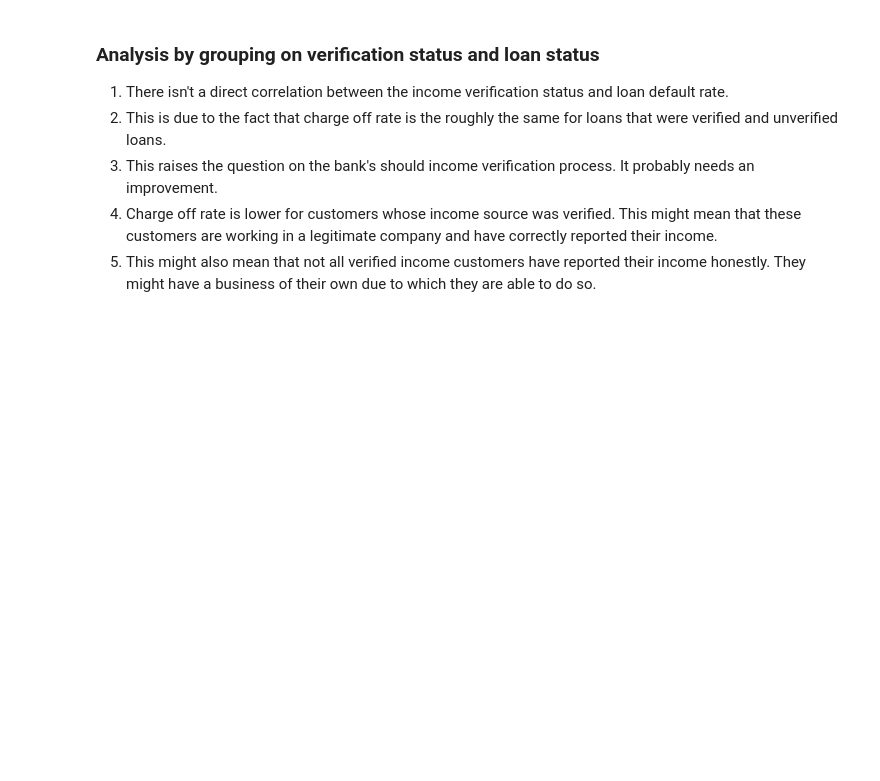
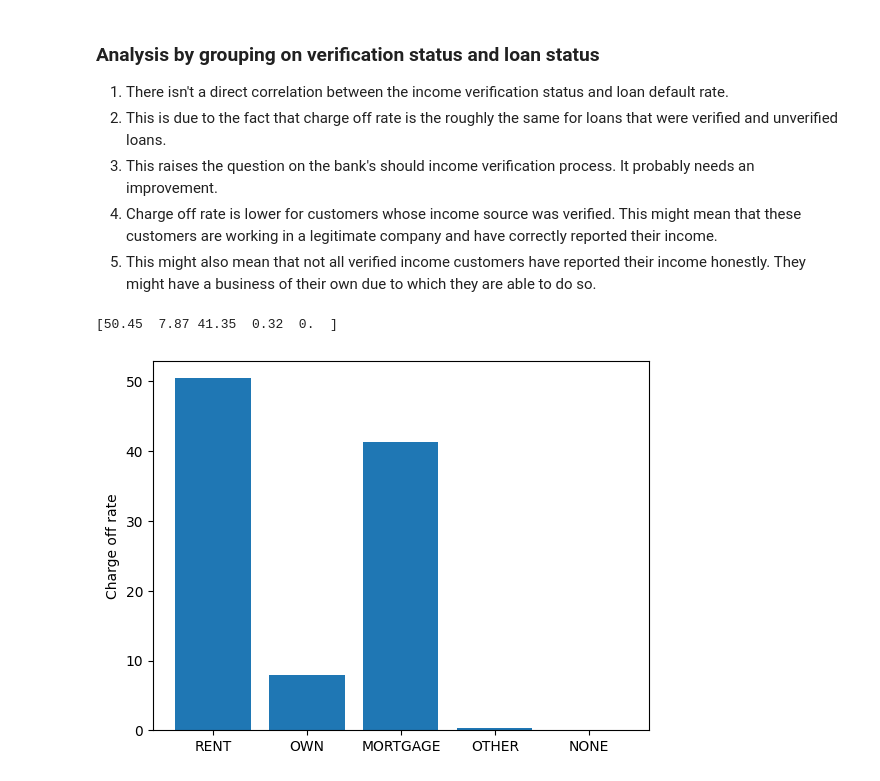
Before and after one commit to vibhav-123/LendingClubCaseStudy, a Jupyter notebook: Vibhav_Verma.ipynb, the cells around one changed output. Drawn from its saved outputs; the diff is of its cells as text; code cells hidden in the pictures; blank space fills up the shorter version.

```diff
--- a/Vibhav_Verma.ipynb
+++ b/Vibhav_Verma.ipynb
@@ -217,3 +221,22 @@ plt.show()
 3. This raises the question on the bank's should income verification process. It probably needs an improvement.
 4. Charge off rate is lower for customers whose income source was verified. This might mean that these customers are working in a legitimate company and have correctly reported their income.
 5. This might also mean that not all verified income customers have reported their income honestly. They might have a business of their own due to which they are able to do so.
+# %%
+# Lets group the data on home ownership and loan status.
+grouped_on_home_ownership_and_loan_status = lender_data.groupby(["home_ownership", "loan_status"]).size().reset_index(name = "count")
+home_ownership_keys = lender_data["home_ownership"].unique()
+home_ownership_values = np.array([
+    grouped_on_home_ownership_and_loan_status.loc[9, "count"], # RENT
+    grouped_on_home_ownership_and_loan_status.loc[6, "count"], # OWN
+    grouped_on_home_ownership_and_loan_status.loc[0, "count"], # MORTGAGE
+    grouped_on_home_ownership_and_loan_status.loc[4, "count"], # OTHER
+    0 # no charged off for home ownership as NONE
+])
+home_ownership_values = (home_ownership_values / 5627 * 100).round(2)
+print(home_ownership_values)
+plt.bar(home_ownership_keys, home_ownership_values)
+plt.ylabel("Charge off rate")
+plt.show()
+# %% [output]
+[50.45  7.87 41.35  0.32  0.  ]
+[figure, added]
```
Also changed, not shown: parts of 4 cells of this notebook.
